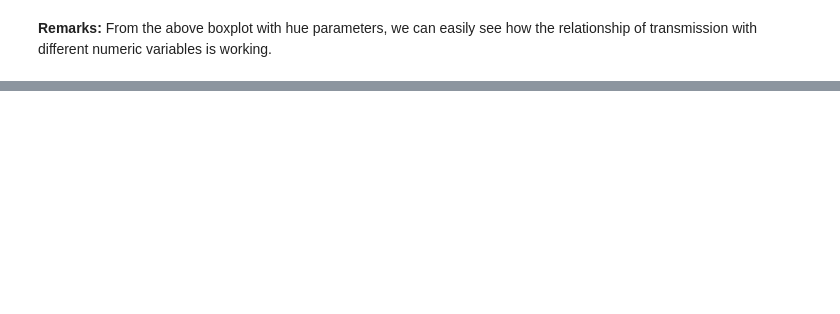
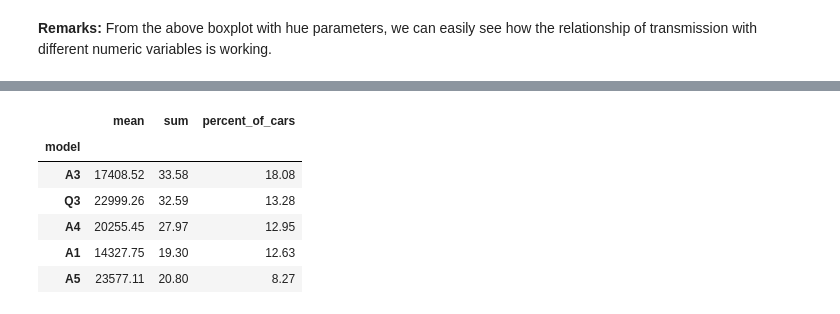
Before and after one commit to tasnimmuna2610/audi_used_car_analysis, a Jupyter notebook: audi_used_car_EDA.ipynb, the cells around one changed output, grey strips where cells are left out. Cells and saved outputs as stored; diff of their text form; code cells hidden in the pictures; blank space fills up the shorter version.

```diff
--- a/audi_used_car_EDA.ipynb
+++ b/audi_used_car_EDA.ipynb
@@ -683,0 +688,5 @@ plt.show()
+# %%
+ #Data Aggregation
+data_frame_agg = data_frame.groupby('model')['price'].agg(['count', 'mean', 'sum'])
+
+display(data_frame_agg)
@@ -683,0 +712,26 @@ plt.show()
+# %%
+#Data preprocessing before visualization
+# sort the dataframe based on the column 'count'
+data_frame_agg = data_frame_agg.sort_values(by='count', ascending=False)
+
+# create a new column percentage of the cars in each model
+data_frame_agg['percent_of_cars'] = (data_frame_agg['count']/data_frame_agg['count'].sum())*100
+
+# convert the 'sum' column in millions
+data_frame_agg['sum'] = data_frame_agg['sum']/1000000
+
+# keep up to two decimal points
+data_frame_agg = data_frame_agg.round(2)
+
+# remove the 'count' column
+data_frame_agg = data_frame_agg.drop('count', axis=1)
+
+display(data_frame_agg.head())
+# %% [output]
+|  | mean | sum | percent_of_cars |
+| model |  |  |  |
+| A3 | 17408.52 | 33.58 | 18.08 |
+| Q3 | 22999.26 | 32.59 | 13.28 |
+| A4 | 20255.45 | 27.97 | 12.95 |
+| A1 | 14327.75 | 19.30 | 12.63 |
+| A5 | 23577.11 | 20.80 | 8.27 |
```
Also changed, not shown: parts of 30 cells of this notebook.
